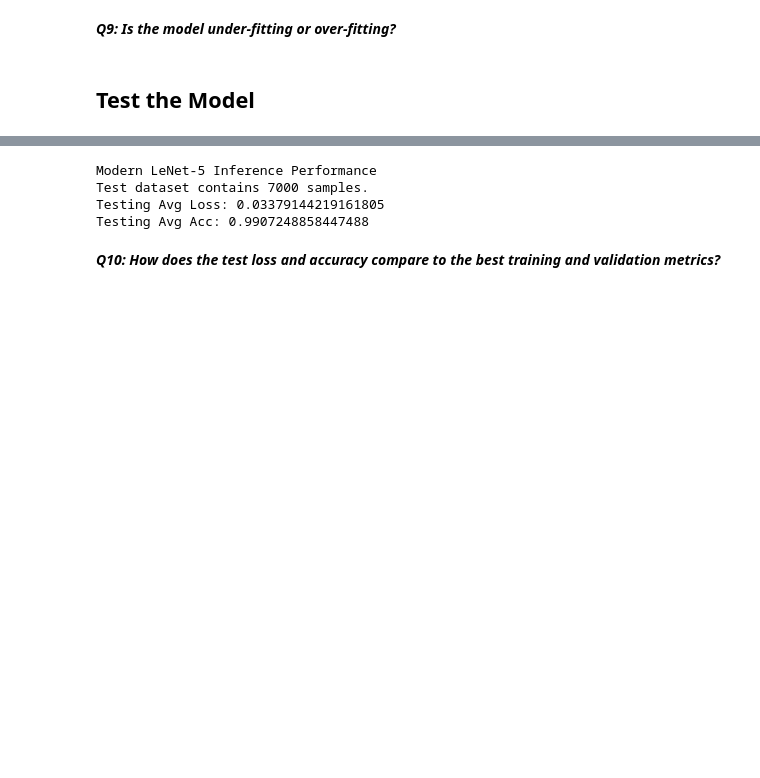
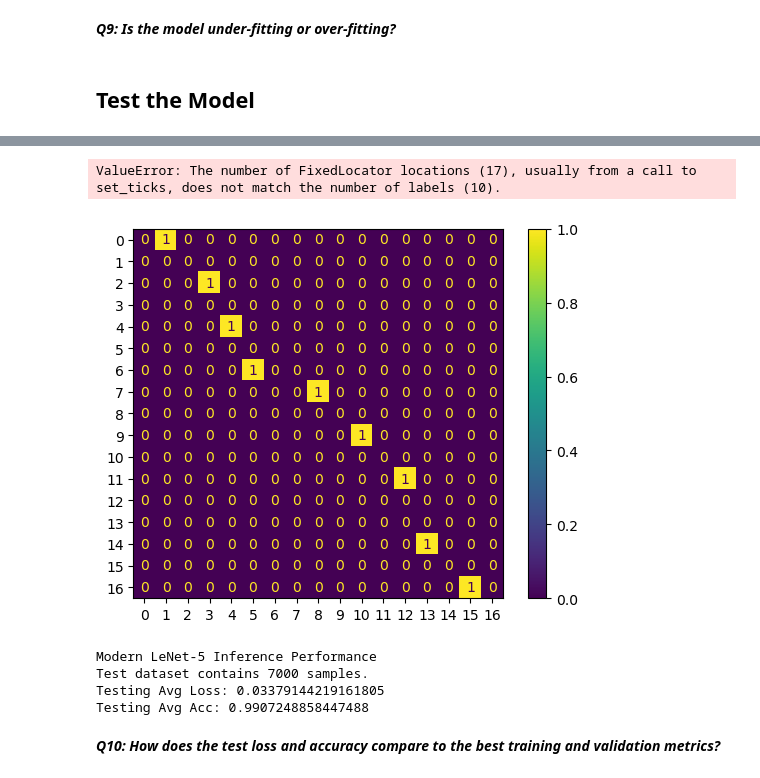
Before and after one commit to iCAS-Lab/2025-edge-computing-class, a Jupyter notebook: assignment1/main.ipynb, the cells around one changed output, grey strips where cells are left out. Saved outputs shown, nothing was run; the diff lists cells and outputs as text; code cells hidden in the pictures; blank space fills up the shorter version.

Commit message:
Added confusion matrices to testing.

```diff
--- a/assignment1/main.ipynb
+++ b/assignment1/main.ipynb
@@ -948,6 +946,12 @@ plot_epoch_metrics(
 **_Q9: Is the model under-fitting or over-fitting?_**
 # %% [markdown]
 ## Test the Model
+# %%
+def plot_confusion_matrix(labels, predictions):
+    cm = confusion_matrix(labels, predictions)
+    cm_display = ConfusionMatrixDisplay(cm, display_labels=np.arange(10))
+    cm_display.plot()
+    plt.show()
 # %%
 def test_model(
     test_dataloader,
@@ -964,6 +968,8 @@ def test_model(
     total_steps = len(test_dataloader)
     running_loss = 0.0
     running_acc = 0.0
+    all_predictions = []
+    all_labels = []
     for i, (images, labels) in enumerate(test_dataloader):
         images = images.to(device)
         labels = labels.to(device)
@@ -975,11 +981,14 @@ def test_model(
 
         running_loss += loss.item()
         running_acc += accuracy
+
+        all_predictions = all_predictions + torch.argmax(outputs, 1).tolist()
+        all_labels = all_labels + labels.tolist()
     running_loss = running_loss / total_steps
     running_acc = running_acc / total_steps
-    return running_loss, running_acc
+    return running_loss, running_acc, all_predictions, all_labels
 # %%
-og_test_loss, og_test_acc = test_model(
+og_test_loss, og_test_acc, predictions, labels = test_model(
     test_dataloader,
     OGLeNet5,
     './models/original_lenet5/model_state_dict.pt',
@@ -997,2 +1006,7 @@ Testing Avg Loss: 0.04592572452749506
 Testing Avg Acc: 0.9871575342465754
+# %%
+plot_confusion_matrix(labels, predictions)
+# %% [output]
+ValueError: The number of FixedLocator locations (17), usually from a call to set_ticks, does not match the number of labels (10).
+[figure, added]
 # %%
```
Also changed, not shown: parts of 4 cells of this notebook.
